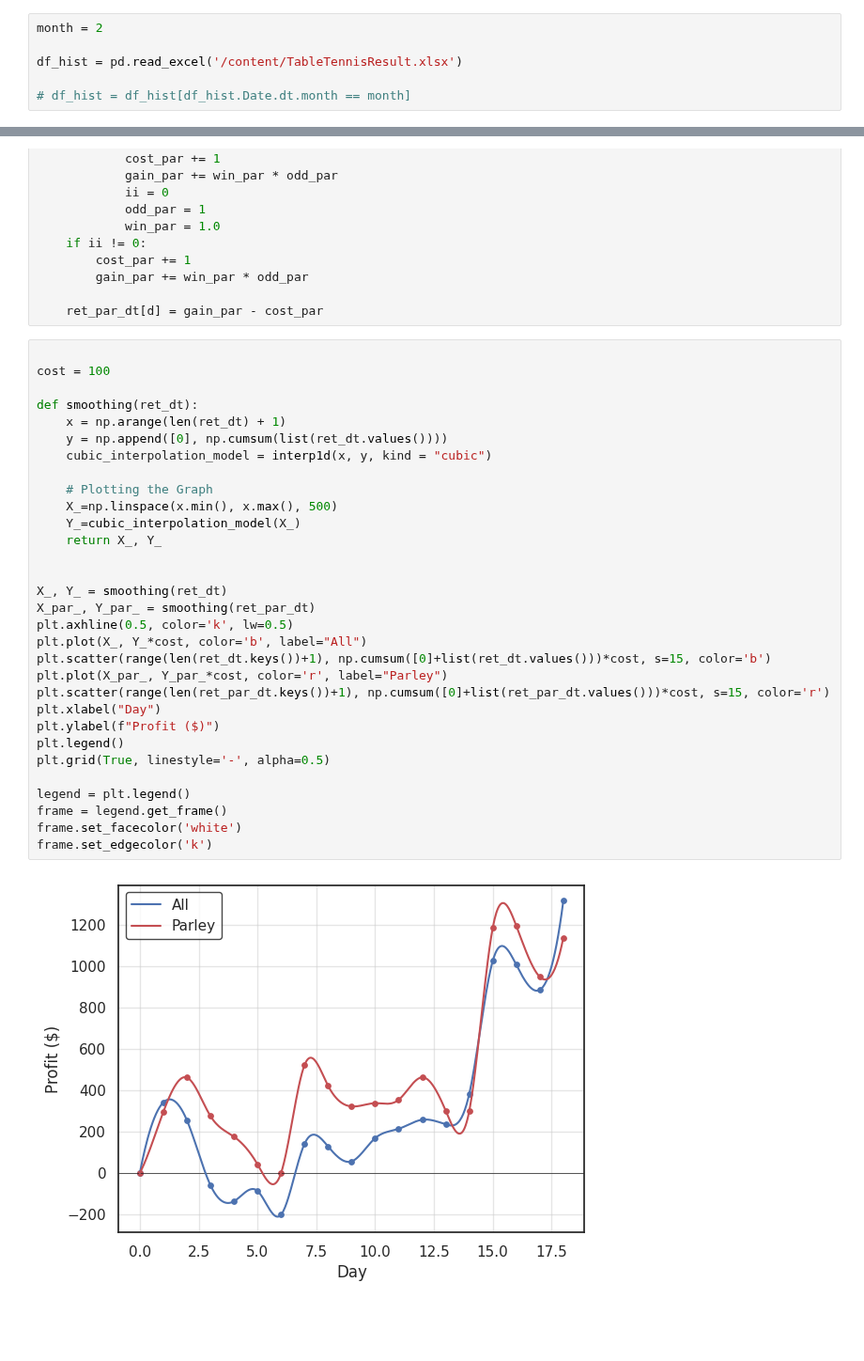
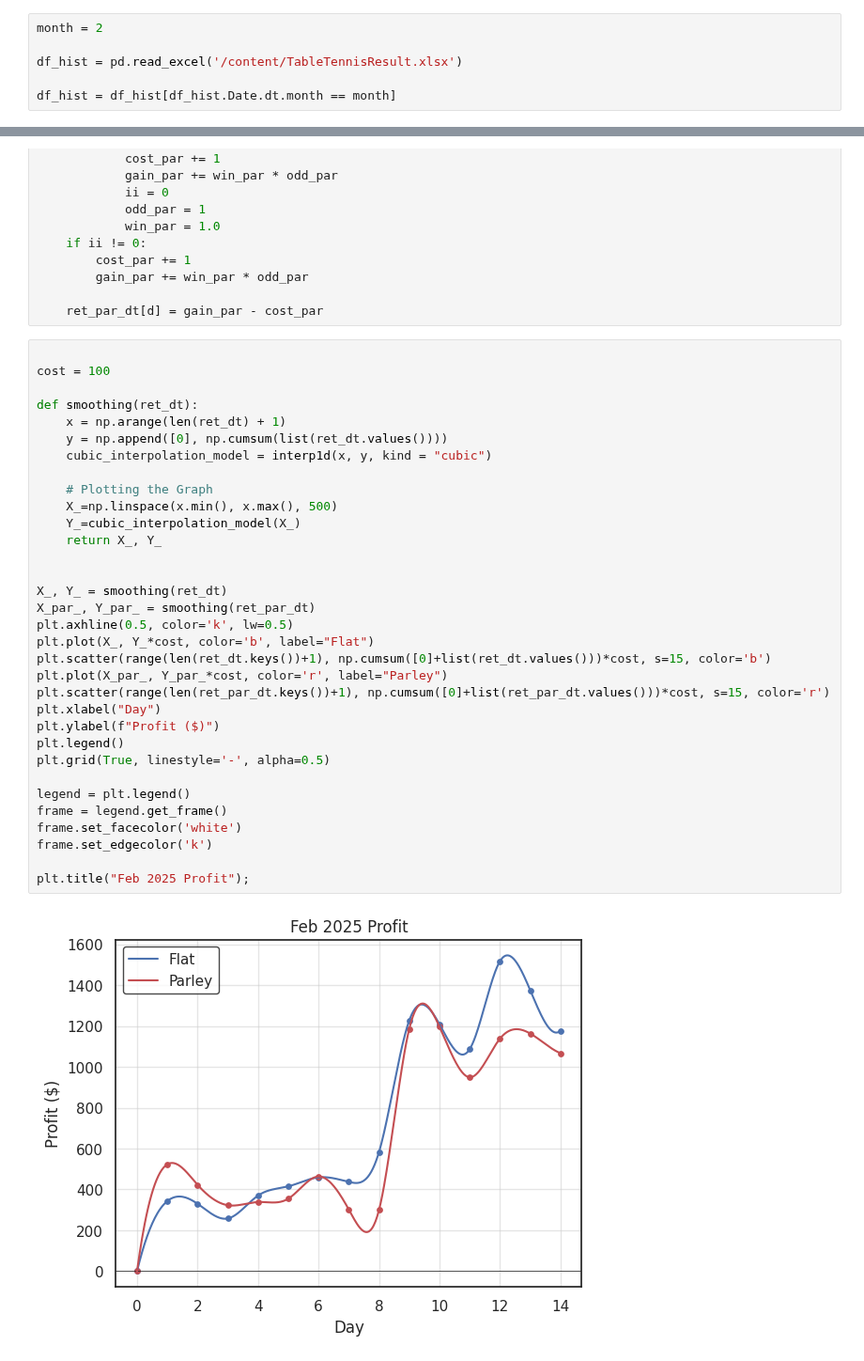
Before and after one commit to ansonkwokth/TableTennisPrediction, a Jupyter notebook: evaluation.ipynb, the cells around one changed output, grey strips where cells are left out. Shown at 94% size. Saved outputs shown, nothing was run; the diff lists cells and outputs as text; blank space fills up the shorter version.

```diff
--- a/evaluation.ipynb
+++ b/evaluation.ipynb
@@ -22,7 +22,7 @@ month = 2
 
 df_hist = pd.read_excel('/content/TableTennisResult.xlsx')
 
-# df_hist = df_hist[df_hist.Date.dt.month == month]
+df_hist = df_hist[df_hist.Date.dt.month == month]
 # %%
 winrate_dt = {}
 uncert_dt = {}
@@ -176,35 +178,37 @@ for d in df_hist.Date.unique():
 
 cost = 100
 
 def smoothing(ret_dt):
     x = np.arange(len(ret_dt) + 1)
     y = np.append([0], np.cumsum(list(ret_dt.values())))
     cubic_interpolation_model = interp1d(x, y, kind = "cubic")
 
     # Plotting the Graph
     X_=np.linspace(x.min(), x.max(), 500)
     Y_=cubic_interpolation_model(X_)
     return X_, Y_
 
 
 X_, Y_ = smoothing(ret_dt)
 X_par_, Y_par_ = smoothing(ret_par_dt)
 plt.axhline(0.5, color='k', lw=0.5)
-plt.plot(X_, Y_*cost, color='b', label="All")
+plt.plot(X_, Y_*cost, color='b', label="Flat")
 plt.scatter(range(len(ret_dt.keys())+1), np.cumsum([0]+list(ret_dt.values()))*cost, s=15, color='b')
 plt.plot(X_par_, Y_par_*cost, color='r', label="Parley")
 plt.scatter(range(len(ret_par_dt.keys())+1), np.cumsum([0]+list(ret_par_dt.values()))*cost, s=15, color='r')
 plt.xlabel("Day")
 plt.ylabel(f"Profit ($)")
 plt.legend()
 plt.grid(True, linestyle='-', alpha=0.5)
 
 legend = plt.legend()
 frame = legend.get_frame()
 frame.set_facecolor('white')
 frame.set_edgecolor('k')
+
+plt.title("Feb 2025 Profit");
 # %% [output]
-[figure, old version]
+[figure, new version]
 # %%
 df_hist['PnL'] = df_hist['Odd'].copy()
 df_hist.loc[df_hist.Win==1, "PnL"] = df_hist[df_hist.Win==1]['Odd']
```
Also changed, not shown: parts of 4 cells of this notebook.
